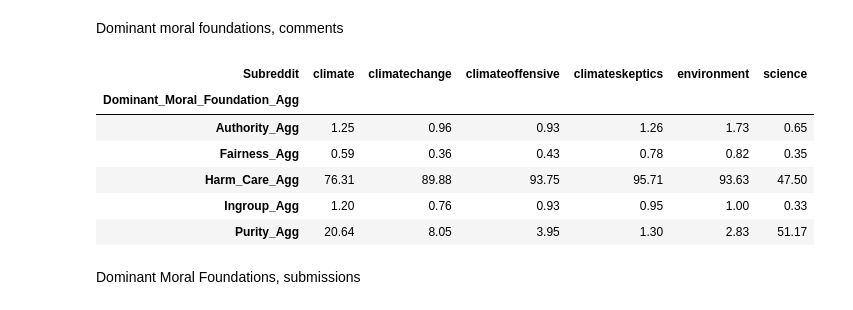
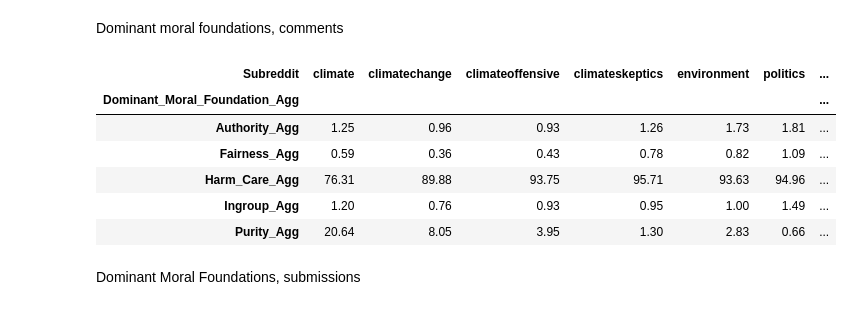
Before and after one commit to ehabich/climate-conversations, a Jupyter notebook: project/analysis/moral_foundation_analysis.ipynb, the cells around one changed output. Drawn from its saved outputs; the diff is of its cells as text; code cells hidden in the pictures.

```diff
--- a/project/analysis/moral_foundation_analysis.ipynb
+++ b/project/analysis/moral_foundation_analysis.ipynb
@@ -196,36 +190,36 @@ Name: id, dtype: float64
 Dominant moral foundations, comments
 # %%
 # Your list of subreddits
-subreddits = ['climate', 'climateskeptics', 'climatechange', 'environment', 'climateoffensive', 'science']
+subreddits = ['climate', 'climateskeptics', 'climatechange', 'environment', 'climateoffensive', 'science', 'politics', 'worldnews']
 
 # Initialize an empty DataFrame for the final result
 results_df = pd.DataFrame()
 
 # Loop through each subreddit and calculate percentages
 for sub in subreddits:
     subreddit = final_comments[final_comments['subreddit'] == sub]
     counts = subreddit.groupby(['Dominant_Moral_Foundation_Agg'])['id'].count()
     total = counts.sum()  # Sum of all counts to get the total number of rows
     percentages = round((counts / total) * 100,2)  # Divide each count by the total and multiply by 100
     percentages_df = percentages.reset_index()
     percentages_df['subreddit'] = sub  # Add a column for the subreddit
     results_df = pd.concat([results_df, percentages_df], ignore_index=True)
 
 # Rename columns for clarity
 results_df.columns = ['Dominant_Moral_Foundation_Agg', 'Percentage', 'Subreddit']
 
 # Pivot the table to get the desired format
 final_table = results_df.pivot(index='Dominant_Moral_Foundation_Agg', columns='Subreddit', values='Percentage')
 
 final_table
 # %% [output]
-| Subreddit | climate | climatechange | climateoffensive | climateskeptics | environment | science |
-| Dominant_Moral_Foundation_Agg |  |  |  |  |  |  |
-| Authority_Agg | 1.25 | 0.96 | 0.93 | 1.26 | 1.73 | 0.65 |
-| Fairness_Agg | 0.59 | 0.36 | 0.43 | 0.78 | 0.82 | 0.35 |
-| Harm_Care_Agg | 76.31 | 89.88 | 93.75 | 95.71 | 93.63 | 47.50 |
-| Ingroup_Agg | 1.20 | 0.76 | 0.93 | 0.95 | 1.00 | 0.33 |
-| Purity_Agg | 20.64 | 8.05 | 3.95 | 1.30 | 2.83 | 51.17 |
+| Subreddit | climate | climatechange | climateoffensive | climateskeptics | environment | politics | ... |
+| Dominant_Moral_Foundation_Agg |  |  |  |  |  |  | ... |
+| Authority_Agg | 1.25 | 0.96 | 0.93 | 1.26 | 1.73 | 1.81 | ... |
+| Fairness_Agg | 0.59 | 0.36 | 0.43 | 0.78 | 0.82 | 1.09 | ... |
+| Harm_Care_Agg | 76.31 | 89.88 | 93.75 | 95.71 | 93.63 | 94.96 | ... |
+| Ingroup_Agg | 1.20 | 0.76 | 0.93 | 0.95 | 1.00 | 1.49 | ... |
+| Purity_Agg | 20.64 | 8.05 | 3.95 | 1.30 | 2.83 | 0.66 | ... |
 # %% [markdown]
 Dominant Moral Foundations, submissions
 # %%
```
Also changed, not shown: parts of 17 cells of this notebook, 6 other files.
